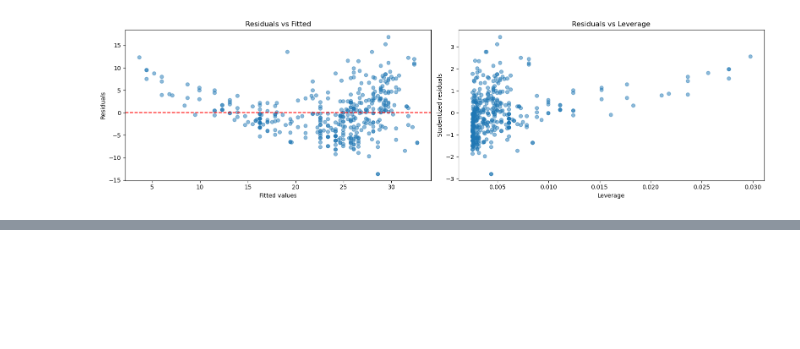
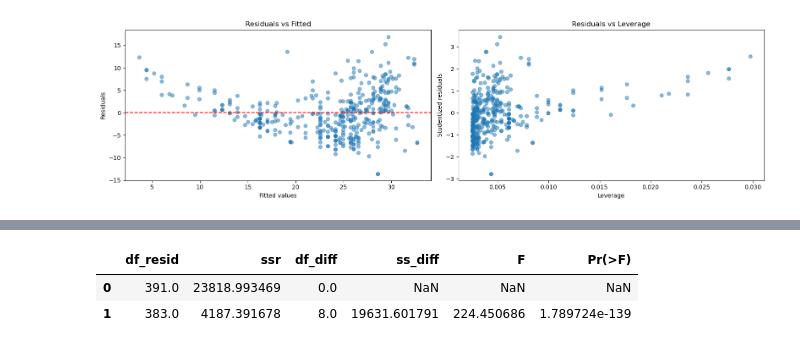
Before and after one commit to fatima-zahra20/ISLP-Solutions, a Jupyter notebook: MySolutionISLP_02.ipynb, the cells around one changed output, grey strips where cells are left out. Cells and saved outputs as stored; diff of their text form; code cells hidden in the pictures; blank space fills up the shorter version.

```diff
--- a/MySolutionISLP_02.ipynb
+++ b/MySolutionISLP_02.ipynb
@@ -263,0 +335,9 @@ plt.tight_layout()
+# %%
+#c)
+y = auto['mpg']
+X = pd.get_dummies(auto.drop(columns=['name','mpg','hp2']),
+                   columns=['origin'],
+                   drop_first=True, dtype=float)
+X = sm.add_constant(X)
+model = sm.OLS(y, X).fit()
+print(model.summary())
@@ -263,0 +362,12 @@ plt.tight_layout()
+# %%
+#c - i:
+
+from statsmodels.stats.anova import anova_lm
+
+auto['ones'] = 1
+null_model = sm.OLS(y, auto[['ones']]).fit()
+anova_lm(null_model, model)
+# %% [output]
+|  | df_resid | ssr | df_diff | ss_diff | F | Pr(>F) |
+| 0 | 391.0 | 23818.993469 | 0.0 | NaN | NaN | NaN |
+| 1 | 383.0 | 4187.391678 | 8.0 | 19631.601791 | 224.450686 | 1.789724e-139 |
```
Also changed, not shown: parts of 12 cells of this notebook.
